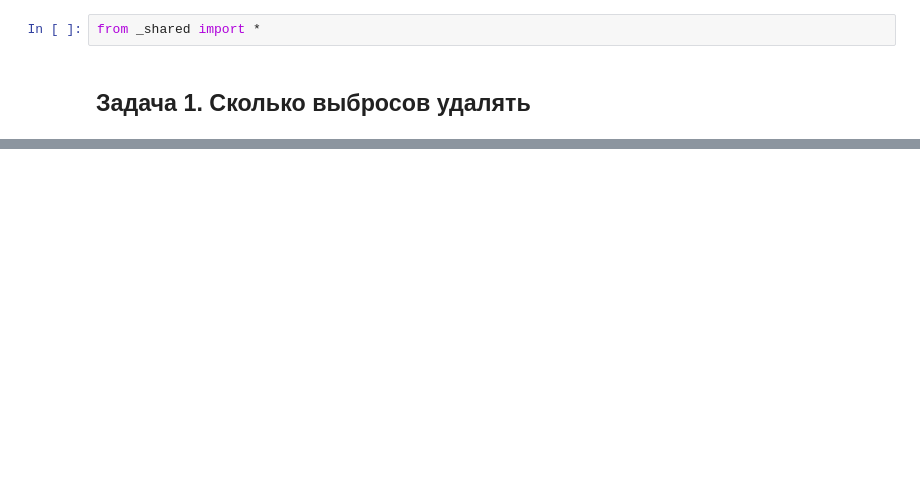
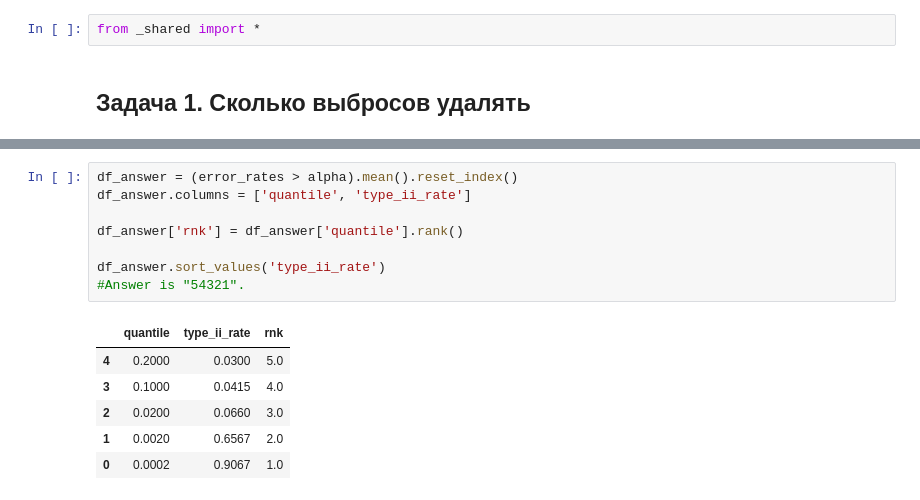
Before and after one commit to ib-rain/kc, a Jupyter notebook: simulator_ab/06_Solution.ipynb, the cells around one changed output, grey strips where cells are left out. Saved outputs shown, nothing was run; the diff lists cells and outputs as text; blank space fills up the shorter version.

```diff
--- a/simulator_ab/06_Solution.ipynb
+++ b/simulator_ab/06_Solution.ipynb
@@ -28,0 +143,15 @@ from _shared import *
+# %%
+df_answer = (error_rates > alpha).mean().reset_index()
+df_answer.columns = ['quantile', 'type_ii_rate']
+
+df_answer['rnk'] = df_answer['quantile'].rank()
+
+df_answer.sort_values('type_ii_rate')
+#Answer is "54321".
+# %% [output]
+|  | quantile | type_ii_rate | rnk |
+| 4 | 0.2000 | 0.0300 | 5.0 |
+| 3 | 0.1000 | 0.0415 | 4.0 |
+| 2 | 0.0200 | 0.0660 | 3.0 |
+| 1 | 0.0020 | 0.6567 | 2.0 |
+| 0 | 0.0002 | 0.9067 | 1.0 |
```
Also changed, not shown: parts of 17 cells of this notebook, 2 other files.
